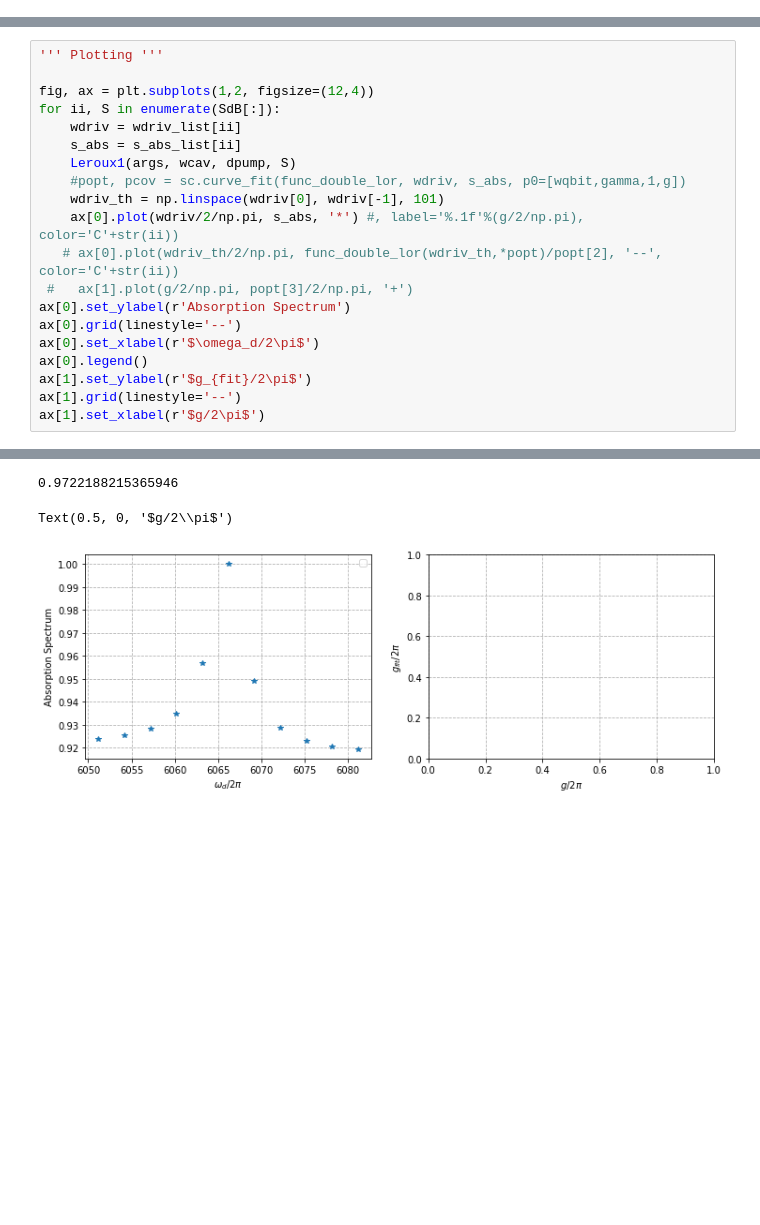
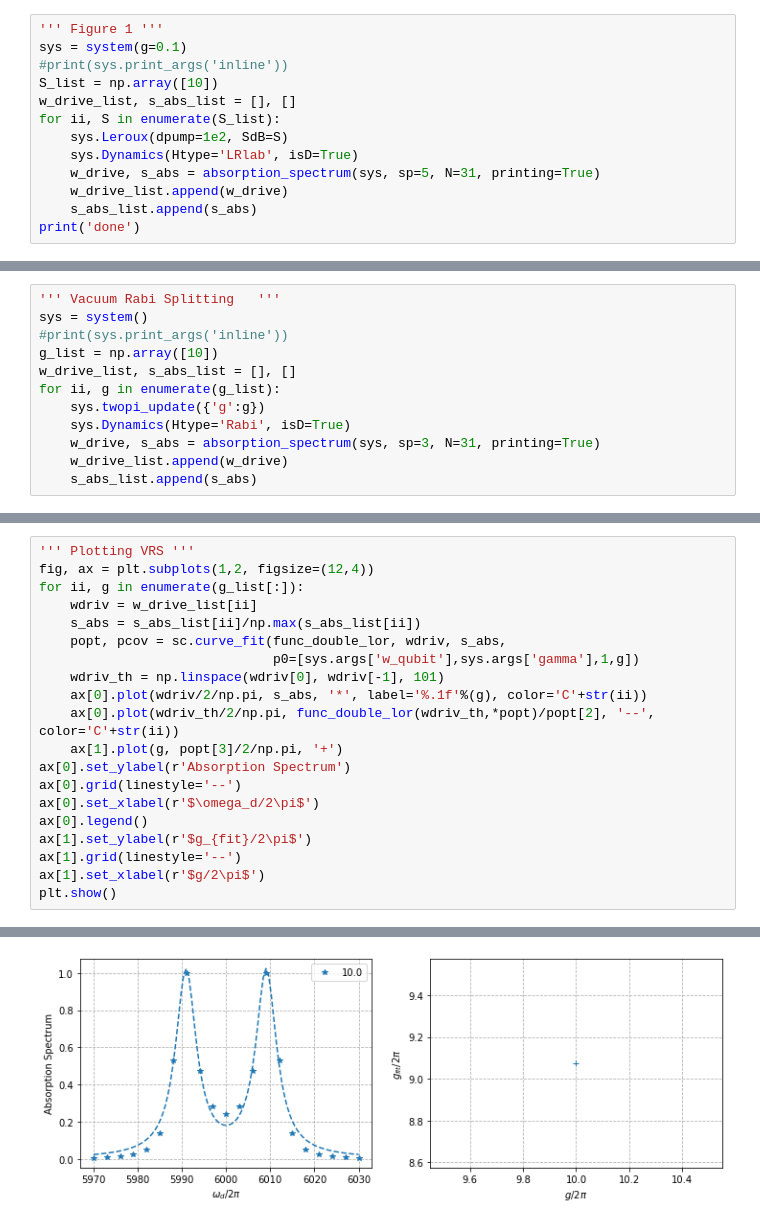
Before and after one commit to MVillius/star3gate, a Jupyter notebook: Full_0.ipynb, the cells around one changed output, grey strips where cells are left out. Saved outputs shown, nothing was run; the diff lists cells and outputs as text; blank space fills up the shorter version.

```diff
--- a/Full_0.ipynb
+++ b/Full_0.ipynb
@@ -377,0 +364,13 @@ print('done')
+# %%
+''' Figure 1 '''
+sys = system(g=0.1)
+#print(sys.print_args('inline'))
+S_list = np.array([10])
+w_drive_list, s_abs_list = [], []
+for ii, S in enumerate(S_list):
+    sys.Leroux(dpump=1e2, SdB=S)
+    sys.Dynamics(Htype='LRlab', isD=True)
+    w_drive, s_abs = absorption_spectrum(sys, sp=5, N=31, printing=True)
+    w_drive_list.append(w_drive)
+    s_abs_list.append(s_abs)
+print('done')
@@ -377,0 +406,12 @@ print('done')
+# %%
+''' Vacuum Rabi Splitting   '''
+sys = system()
+#print(sys.print_args('inline'))
+g_list = np.array([10])
+w_drive_list, s_abs_list = [], []
+for ii, g in enumerate(g_list):
+    sys.twopi_update({'g':g})
+    sys.Dynamics(Htype='Rabi', isD=True)
+    w_drive, s_abs = absorption_spectrum(sys, sp=3, N=31, printing=True)
+    w_drive_list.append(w_drive)
+    s_abs_list.append(s_abs)
@@ -378,16 +422,15 @@ print('done')
 # %%
-''' Plotting '''
-
+''' Plotting VRS '''
 fig, ax = plt.subplots(1,2, figsize=(12,4))
-for ii, S in enumerate(SdB[:]):
-    wdriv = wdriv_list[ii]
-    s_abs = s_abs_list[ii]
-    Leroux1(args, wcav, dpump, S)
-    #popt, pcov = sc.curve_fit(func_double_lor, wdriv, s_abs, p0=[wqbit,gamma,1,g])
+for ii, g in enumerate(g_list[:]):
+    wdriv = w_drive_list[ii]
+    s_abs = s_abs_list[ii]/np.max(s_abs_list[ii])
+    popt, pcov = sc.curve_fit(func_double_lor, wdriv, s_abs,
+                              p0=[sys.args['w_qubit'],sys.args['gamma'],1,g])
     wdriv_th = np.linspace(wdriv[0], wdriv[-1], 101)
-    ax[0].plot(wdriv/2/np.pi, s_abs, '*') #, label='%.1f'%(g/2/np.pi), color='C'+str(ii))
-   # ax[0].plot(wdriv_th/2/np.pi, func_double_lor(wdriv_th,*popt)/popt[2], '--', color='C'+str(ii))
- #   ax[1].plot(g/2/np.pi, popt[3]/2/np.pi, '+')
+    ax[0].plot(wdriv/2/np.pi, s_abs, '*', label='%.1f'%(g), color='C'+str(ii))
+    ax[0].plot(wdriv_th/2/np.pi, func_double_lor(wdriv_th,*popt)/popt[2], '--', color='C'+str(ii))
+    ax[1].plot(g, popt[3]/2/np.pi, '+')
 ax[0].set_ylabel(r'Absorption Spectrum')
 ax[0].grid(linestyle='--')
 ax[0].set_xlabel(r'$\omega_d/2\pi$')
@@ -395,4 +438,5 @@ ax[0].legend()
 ax[1].set_ylabel(r'$g_{fit}/2\pi$')
 ax[1].grid(linestyle='--')
 ax[1].set_xlabel(r'$g/2\pi$')
+plt.show()
 # %% [output]
@@ -400,3 +443 @@ WARNING:matplotlib.legend:No handles with labels found to put in legend.
-0.9722188215365946
-Text(0.5, 0, '$g/2\\pi$')
-[figure, old version]
+[figure, new version]
```
Also changed, not shown: parts of 12 cells of this notebook.
